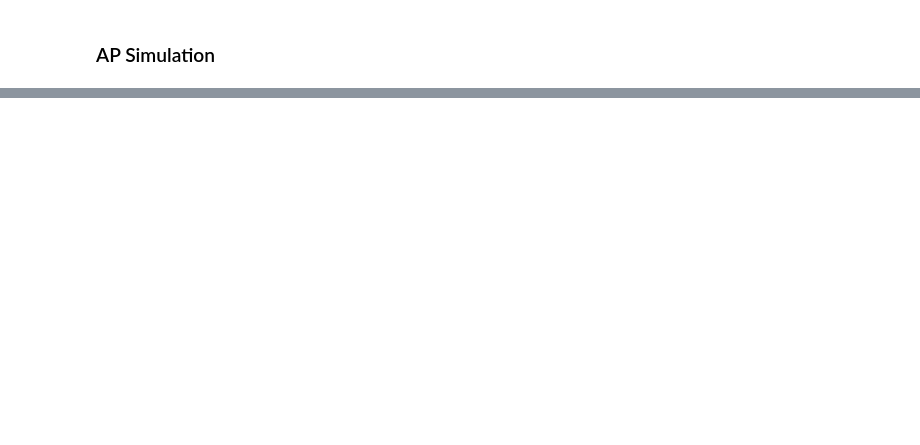
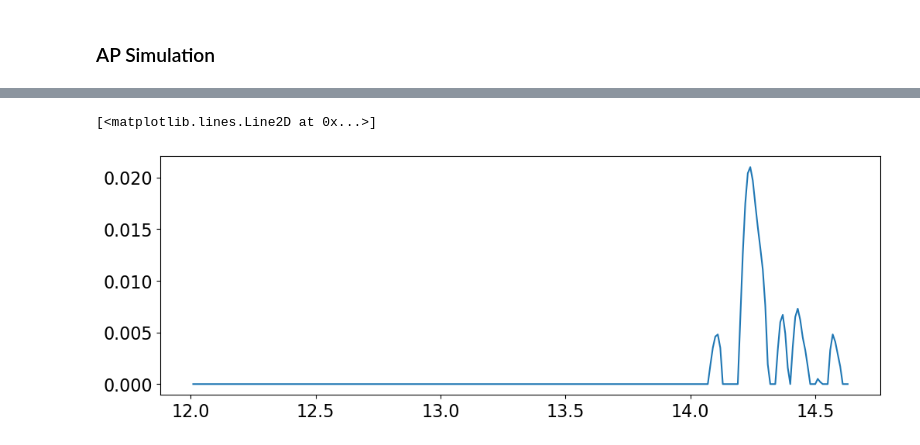
Before and after one commit to allanwzhang/multirotor, a Jupyter notebook: Testing.ipynb, the cells around one changed output, grey strips where cells are left out. Saved outputs shown, nothing was run; the diff lists cells and outputs as text; code cells hidden in the pictures; blank space fills up the shorter version.

```diff
--- a/Testing.ipynb
+++ b/Testing.ipynb
@@ -77,11 +79,12 @@ vp = VehicleParams(
     # angles in 45 deg increments, rotated to align with
     # model setup in gazebo sim (not part of this repo)
     #originally was 0.375
-    angles=np.linspace(0, -2*np.pi, num=8, endpoint=False)+0.375*np.pi,
-    # angles=np.array([1/8, 9/8, 3/8, 7/8, 15/8, 11/8, 13/8, 5/8])*np.pi,
+    # angles=np.linspace(0, -2*np.pi, num=8, endpoint=False) + 0.5*np.pi,
+    angles=np.array([0.5, 1.5, 0.25, 1.75, 0.75, 1.25, 1, 0])*np.pi,
     distances=np.ones(8) * 0.635,
-    clockwise=[-1,1,-1,1,-1,1,-1,1],
-    # clockwise=[1, 1, -1, -1, -1, -1, 1, 1],
+    # clockwise=[-1,1,-1,1,-1,1,-1,1],
+    # clockwise=[1,-1,1,-1,1,-1,1,-1],
+    clockwise=[1,1,-1,-1,-1,-1,1,1],
     mass=10.66,
     inertia_matrix=np.asarray([
         [0.2206, 0, 0],
@@ -313,10 +296,16 @@ def changeToJSONString(curr_time, state, accel):
 
     #TODO: Change to NED coordinates
     pos[2] = -1*pos[2]
+    tmp = pos[0]
+    pos[0] = pos[1]
+    pos[1] = tmp
 
     dcm = direction_cosine_matrix(*euler)
     v_inertial = body_to_inertial(velo, dcm).tolist()
     v_inertial[2] = -1*v_inertial[2]
+    tmp = v_inertial[0]
+    v_inertial[0] = v_inertial[1]
+    v_inertial[1] = tmp
 
     # Build JSON format
     IMU_fmt = {
@@ -460,9 +440,15 @@ sock.settimeout(0.1)  # Set a timeout value of 1 second on the socket object
 clear_file("frameLog.txt")
 clear_file("JSONLog.txt")
 clear_file("pwmLog.txt")
+clear_file("simLog.txt")
+
 env = SpeedsMultirotorEnv(vehicle=Multirotor(vp, sp)) # step() takes speed signals
+ctrl = get_controller(env.vehicle, max_velocity=3.)
+traj = Trajectory(env.vehicle, wp, proximity=2, resolution=10)
+
 env.reset(np.zeros(12))
-ap_log, action_log, accel_log = ap_sim(env, sock, steps=60_000, disturbance=None)
+ctrl.reset()
+ap_log, action_log, sim_action_log = ap_sim(env, sock, ctrl, traj, steps=60_000, disturbance=None)
 
 sock.close()
 # %%
@@ -470,3 +460,6 @@ plot_datalog(ap_log, plots=('pos', 'vel'))
 # %%
 plt.figure(figsize=(12, 4))
-plt.plot(ap_log.t[1200:], ap_log.roll[1200:])
+plt.plot(ap_log.t[1200:], ap_log.z[1200:])
+# %% [output]
+[<matplotlib.lines.Line2D at 0x...>]
+[figure, added]
```
Also changed, not shown: parts of 21 cells of this notebook, 6 other files.
